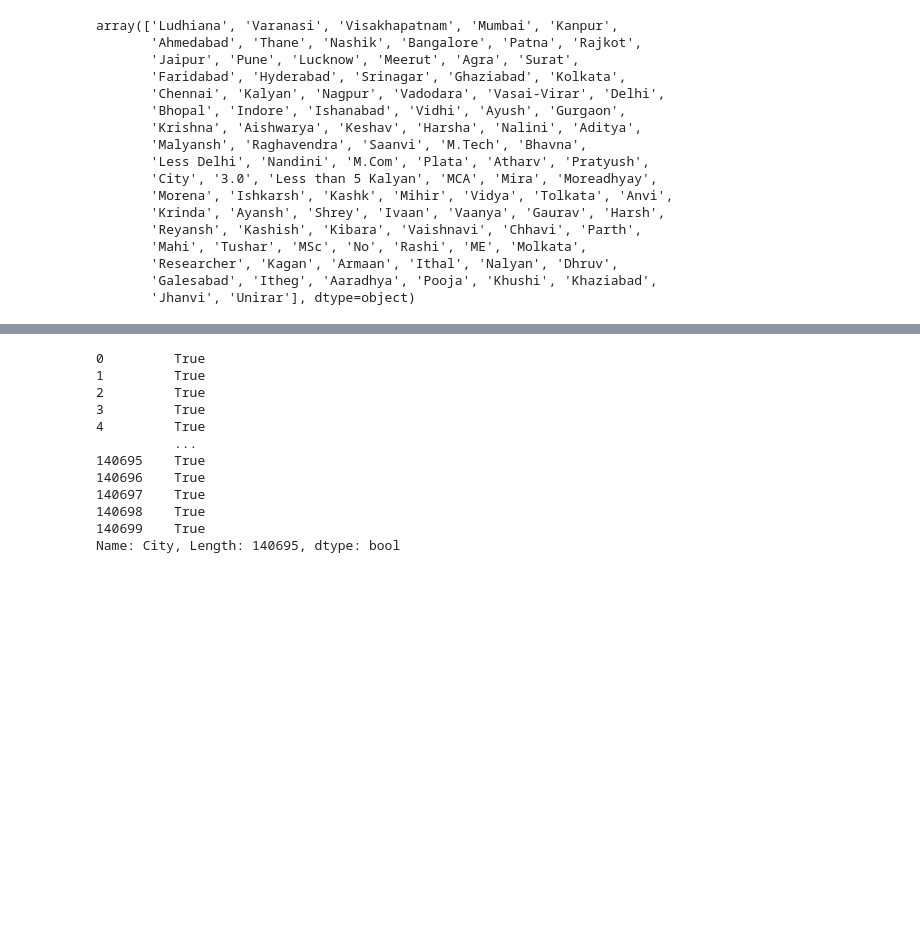
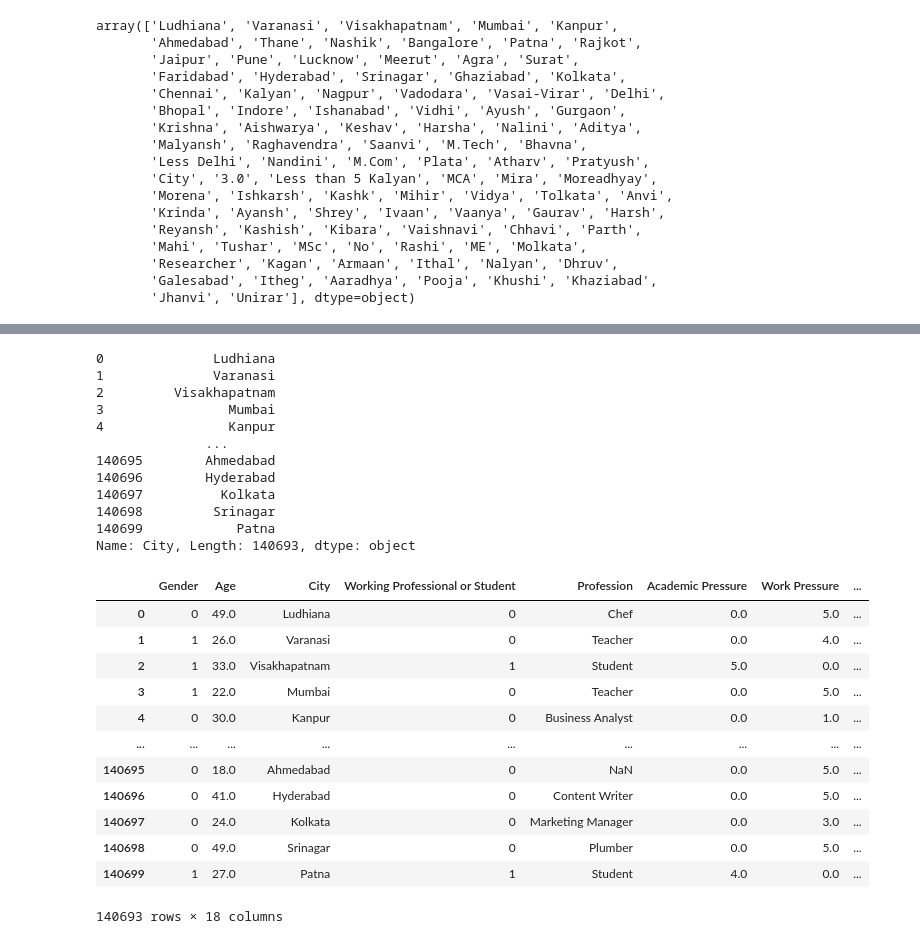
Before and after one commit to abdulvajid1/Mental-Health-Prediction, a Jupyter notebook: notebook.ipynb, the cells around one changed output, grey strips where cells are left out. Drawn from its saved outputs; the diff is of its cells as text; code cells hidden in the pictures; blank space fills up the shorter version.

```diff
--- a/notebook.ipynb
+++ b/notebook.ipynb
@@ -215 +245,3 @@ real_cities = [
 ]
+# %%
+df['City'] = np.where(df['City'].isin(real_cities_and_misspellings),df['City'],np.NaN)
@@ -215,0 +254,12 @@ real_cities = [
+# %%
+
+misspelled_correct = [
+    ['Tolkata', 'Kolkata'],
+    ['Molkata', 'Kolkata'],
+    ['Less Delhi', 'Delhi'],
+    ['Khaziabad', 'Ghaziabad'],
+    ['Nalyan', 'Kalyan']
+]
+# %%
+for to_replace,replace in misspelled_correct:
+    df['City'] = df['City'].str.replace(to_replace,replace)
@@ -216,15 +297,35 @@ real_cities = [
+# %%
+# Dropping the less city data which is Guraon and Morena
+df = df[~(df['City'].isin(['Gurgaon','Morena']))]
 # %%
-df['City'].isin(real_cities)
+df['City']
 # %% [output]
-0         True
-1         True
-2         True
-3         True
-4         True
-          ...
-140695    True
-140696    True
-140697    True
-140698    True
-140699    True
-Name: City, Length: 140695, dtype: bool
+0              Ludhiana
+1              Varanasi
+2         Visakhapatnam
+3                Mumbai
+4                Kanpur
+              ...
+140695        Ahmedabad
+140696        Hyderabad
+140697          Kolkata
+140698         Srinagar
+140699            Patna
+Name: City, Length: 140693, dtype: object
+# %%
+# Rename suicidal thought
+df.rename('')
+# %% [output]
+|  | Gender | Age | City | Working Professional or Student | Profession | Academic Pressure | Work Pressure | ... |
+| 0 | 0 | 49.0 | Ludhiana | 0 | Chef | 0.0 | 5.0 | ... |
+| 1 | 1 | 26.0 | Varanasi | 0 | Teacher | 0.0 | 4.0 | ... |
+| 2 | 1 | 33.0 | Visakhapatnam | 1 | Student | 5.0 | 0.0 | ... |
+| 3 | 1 | 22.0 | Mumbai | 0 | Teacher | 0.0 | 5.0 | ... |
+| 4 | 0 | 30.0 | Kanpur | 0 | Business Analyst | 0.0 | 1.0 | ... |
+| ... | ... | ... | ... | ... | ... | ... | ... | ... |
+| 140695 | 0 | 18.0 | Ahmedabad | 0 | NaN | 0.0 | 5.0 | ... |
+| 140696 | 0 | 41.0 | Hyderabad | 0 | Content Writer | 0.0 | 5.0 | ... |
+| 140697 | 0 | 24.0 | Kolkata | 0 | Marketing Manager | 0.0 | 3.0 | ... |
+| 140698 | 0 | 49.0 | Srinagar | 0 | Plumber | 0.0 | 5.0 | ... |
+| 140699 | 1 | 27.0 | Patna | 1 | Student | 4.0 | 0.0 | ... |
+140693 rows × 18 columns
```
Also changed, not shown: parts of 4 cells of this notebook.
